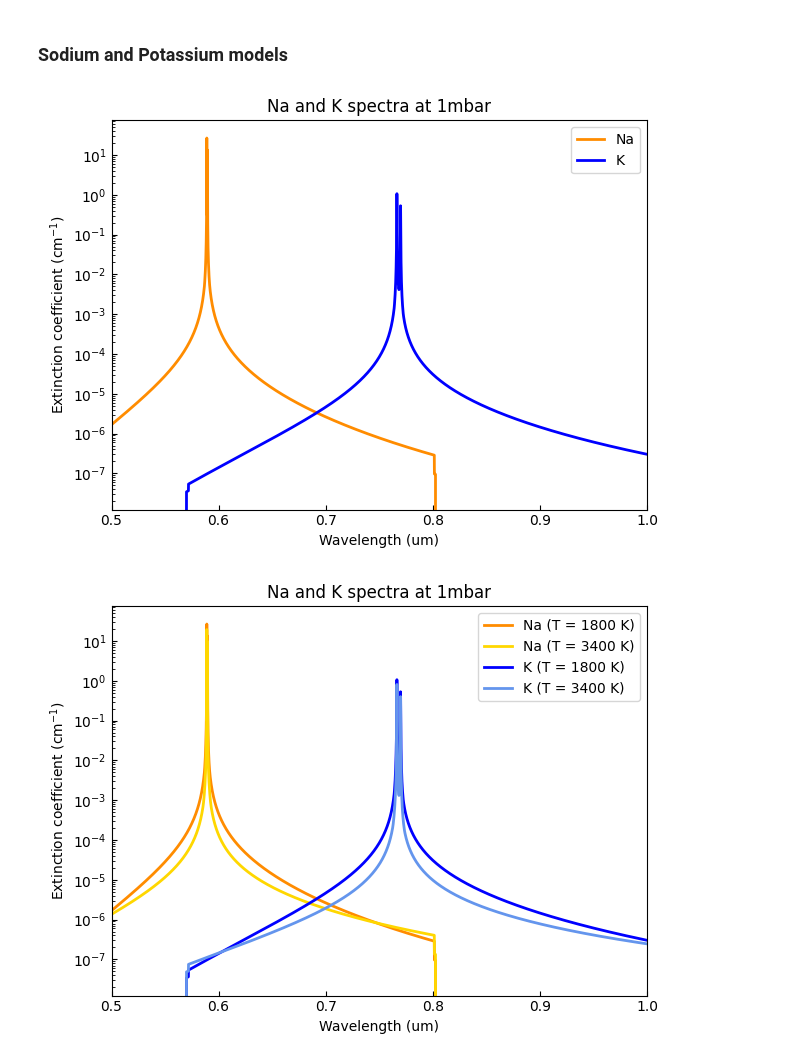
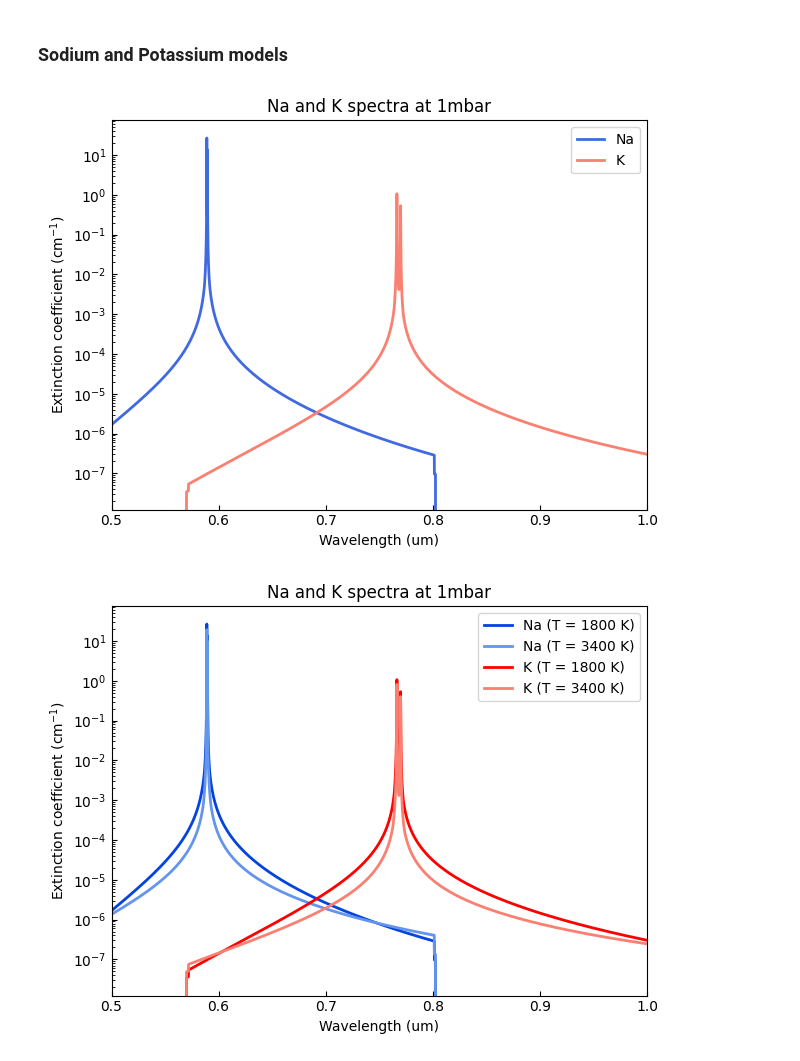
Before and after one commit to pcubillos/pyratbay, a Jupyter notebook: docs/cookbooks/opacity_alkali.ipynb, the cells around one changed output. Saved outputs shown, nothing was run; the diff lists cells and outputs as text; code cells hidden in the pictures.

```diff
--- a/docs/cookbooks/opacity_alkali.ipynb
+++ b/docs/cookbooks/opacity_alkali.ipynb
@@ -85,21 +85,21 @@ For radiative-transfer calculations we need the extinction coefficient, for whic
 # %%
 # A very simple atmosphere with solar abundance in thermochemical equilibrium
 species = ['Na', 'K', 'H2', 'H', 'He']
-net = pa.chemistry('tea', pressure, temperature, species)
+net, specs, vmr = pa.chemistry('equilibrium', pressure, temperature, species)
 # Number-density profiles under IGL (molecules per cm3)
-number_densities = pa.ideal_gas_density(net.vmr, pressure, temperature)
+number_densities = pa.ideal_gas_density(vmr, pressure, temperature)
 
 Na_number_density = number_densities[:,0]
 K_number_density = number_densities[:,1]
 
 
 # Show profiles:
-cols = ['darkorange', 'blue', 'gray', 'darkgray', 'lightgray']
+cols = ['royalblue', 'salmon', 'gray', 'darkgray', 'lightgray']
 plt.figure(1, (8,5))
 plt.clf()
 ax = plt.subplot(121)
 for i, spec in enumerate(species):
-    ax.plot(net.vmr[:,i], pressure, color=cols[i], lw=2.0, label=spec)
+    ax.plot(vmr[:,i], pressure, color=cols[i], lw=2.0, label=spec)
 ax.set_xscale('log')
 ax.set_yscale('log')
 ax.set_ylim(100, 1e-8)
@@ -166,8 +166,8 @@ K_extinction = potassium.calc_extinction_coefficient(
 fig = plt.figure(3)
 plt.clf()
 ax = plt.subplot(111)
-ax.plot(wl, Na_extinction[72], color='darkorange', lw=2.0, label='Na')
-ax.plot(wl, K_extinction[72], color='blue', lw=2.0, label='K')
+ax.plot(wl, Na_extinction[72], color='royalblue', lw=2.0, label='Na')
+ax.plot(wl, K_extinction[72], color='salmon', lw=2.0, label='K')
 ax.set_yscale('log')
 ax.set_xlabel('Wavelength (um)')
 ax.set_xlim(np.amin(wl), np.amax(wl))
@@ -178,7 +178,7 @@ ax.legend(loc='upper right')
 ax.set_title('Na and K spectra at 1mbar')
 plt.tight_layout()
 # %% [output]
-[figure, old version]
+[figure, new version]
 # %%
 # To evaulate under new atmospheric conditions, simply call the
 # extinction_coefficient() method with the new values:
@@ -186,35 +186,35 @@ plt.tight_layout()
 # A hotter atmosphere
 temp_hot = np.tile(3400.0, nlayers)
 vmr_hot = net.thermochemical_equilibrium(temperature=temp_hot)
 density_hot = pa.ideal_gas_density(vmr_hot, pressure, temp_hot)
 Na_density_hot = density_hot[:,0]
 K_density_hot = density_hot[:,1]
 
 # New opacities
 Na_extinction_hot = sodium.calc_extinction_coefficient(
     temp_hot, Na_density_hot,
 )
 K_extinction_hot = potassium.calc_extinction_coefficient(
     temp_hot, K_density_hot,
 )
 
 
 # Plot Na and K opacities
 fig = plt.figure(4)
 plt.clf()
 ax = plt.subplot(111)
-ax.plot(wl, Na_extinction[72], color='darkorange', lw=2.0, label='Na (T = 1800 K)')
-ax.plot(wl, Na_extinction_hot[72], color='gold', lw=2.0, label='Na (T = 3400 K)')
-ax.plot(wl, K_extinction[72], color='blue', lw=2.0, label='K (T = 1800 K)')
-ax.plot(wl, K_extinction_hot[72], color='cornflowerblue', lw=2.0, label='K (T = 3400 K)')
+ax.plot(wl, Na_extinction[72], color='xkcd:blue', lw=2.0, label='Na (T = 1800 K)')
+ax.plot(wl, Na_extinction_hot[72], color='cornflowerblue', lw=2.0, label='Na (T = 3400 K)')
+ax.plot(wl, K_extinction[72], color='red', lw=2.0, label='K (T = 1800 K)')
+ax.plot(wl, K_extinction_hot[72], color='salmon', lw=2.0, label='K (T = 3400 K)')
 ax.set_yscale('log')
 ax.set_xlabel('Wavelength (um)')
 ax.set_xlim(np.amin(wl), np.amax(wl))
 ax.set_xlim(0.5, 1.0)
 ax.tick_params(which='both', direction='in')
 ax.set_ylabel('Extinction coefficient (cm$^{-1}$)')
 ax.legend(loc='upper right')
 ax.set_title('Na and K spectra at 1mbar')
 plt.tight_layout()
 # %% [output]
-[figure, old version]
+[figure, new version]
```
Also changed, not shown: parts of 4 cells of this notebook, 11 other files.
